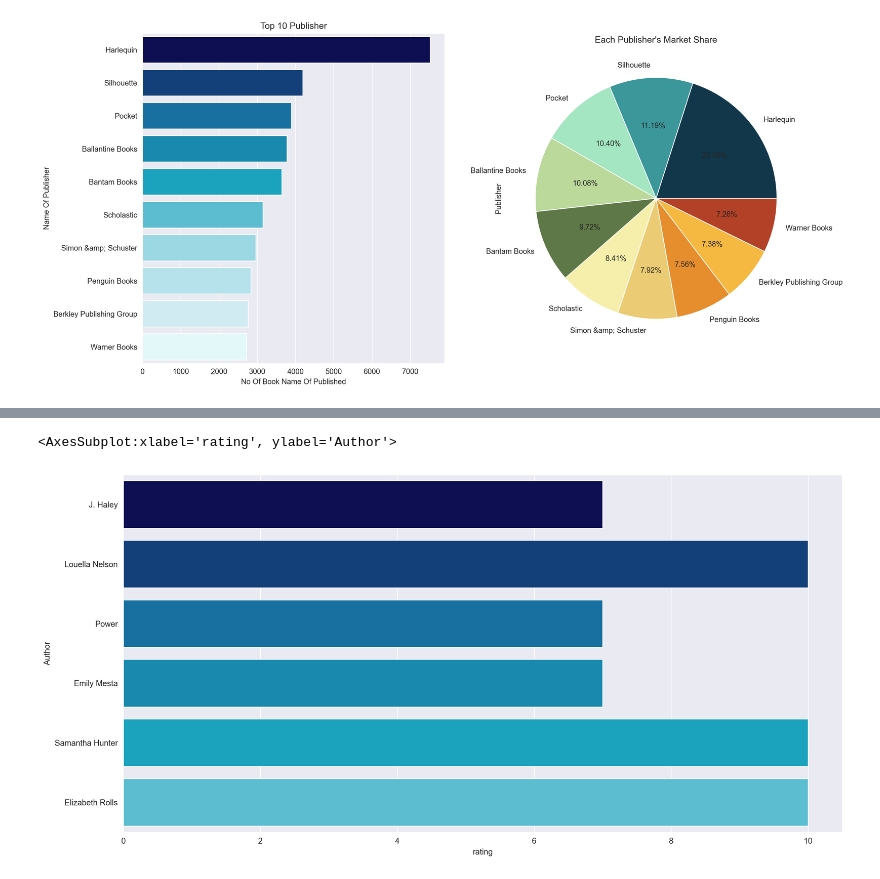
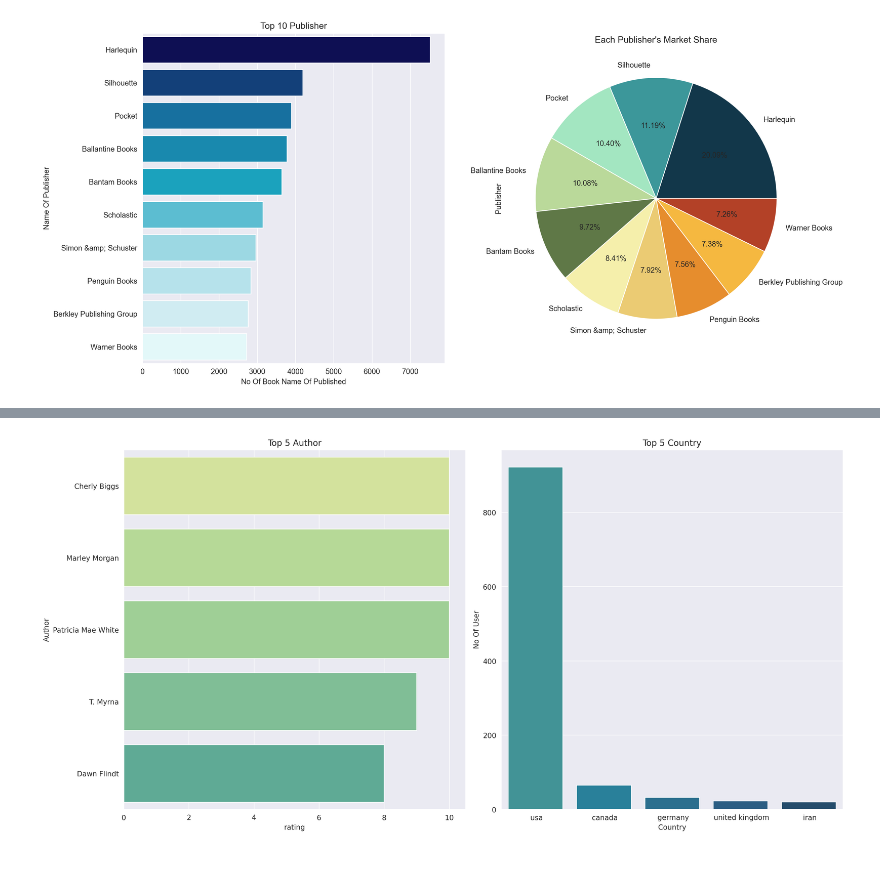
Before and after one commit to kunal-mallick/Book_Recommendation, a Jupyter notebook: Data Preprocessing & EDA/EDA.ipynb, the cells around one changed output, grey strips where cells are left out. Saved outputs shown, nothing was run; the diff lists cells and outputs as text; code cells hidden in the pictures.

```diff
--- a/Data Preprocessing & EDA/EDA.ipynb
+++ b/Data Preprocessing & EDA/EDA.ipynb
@@ -437,11 +439,14 @@ Index(['Betty Neels', 'Author Unknown', 'Janet Dailey', 'Carole Mortimer',
        'Betty Nells', 'Karen Rose Smith', 'Debbie Rawlins'],
       dtype='object', length=1294)
 # %%
-Author_rating =[]
+def author_rating(x):
+  Author_rating =[]
 
-for i in Harlequin_Author:
-    a = round(rate[rate['Book-Author'] == i].loc[:,'rating'].mean())
+  for i in x:
+    a = rate[rate['Book-Author'] == i].loc[:,'rating'].mean()
     Author_rating.append(a)
+
+  return Author_rating
 # %%
 Harlequin_Author_Ranking = pd.DataFrame({
     'Author' : Harlequin_Author,
@@ -504,6 +509,7 @@ Name: country, dtype: int64
 ##### Silhouette
 # %%
 Silhouette = rate[rate['Publisher'] == 'Silhouette']
+Silhouette_Author = Silhouette['Book-Author'].value_counts().index
 
-Silhouette.head()
+Silhouette_Author
 # %% [output]
@@ -515,0 +524,13 @@ Silhouette.head()
+# %%
+Author_rating =[]
+
+for i in Silhouette_Author:
+  a = rate[rate['Book-Author'] == i].loc[:,'rating'].mean()
+  Author_rating.append(a)
+# %%
+Silhouette_Author_Ranking = pd.DataFrame({
+    'Author' : Silhouette_Author,
+    'rating' : Author_rating
+})
+
+Silhouette_Author_Ranking['rating'].apply(round).value_counts()
@@ -577,10 +622,24 @@ sns.barplot(x = Silhouette_user_list['country'].value_counts().head(5).index,
-# %%
-sns.barplot(x = Harlequin_Author_Ranking[Harlequin_Author_Ranking['rating'] >= 7].iloc[:,1],
-            y = Harlequin_Author_Ranking[Harlequin_Author_Ranking['rating'] >= 7].iloc[:,0],
-            palette = ['#03045e', '#023e8a', '#0077b6', '#0096c7', '#00b4d8', '#48cae4']
-            )
-# %% [output]
-<AxesSubplot:xlabel='rating', ylabel='Author'>
-[figure, removed]
+# %%
+fig, ax = plt.subplots(ncols = 2)
+
+plt.setp(ax[1], title = 'Top 5 Country')
+plt.setp(ax[1], xlabel = 'Country')
+plt.setp(ax[1], ylabel = 'No Of User')
+sns.barplot(x = Silhouette_user_list['country'].value_counts().head(5).index,
+            y = Silhouette_user_list['country'].value_counts().head(5).values,
+            ax = ax[1],
+            palette = ['#34a0a4', '#168aad', '#1a759f', '#1e6091', '#184e77'])
+
+plt.setp(ax[0], title = 'Top 5 Author')
+plt.setp(ax[0], xlabel = 'Author')
+plt.setp(ax[0], ylabel = 'Rating')
+sns.barplot(y = Silhouette_Author_Ranking.sort_values('rating', ascending=False).loc[:,'Author'].head(5),
+            x = Silhouette_Author_Ranking.sort_values('rating', ascending=False).loc[:,'rating'].head(5),
+            ax = ax[0],
+            palette = ['#d9ed92', '#b5e48c', '#99d98c', '#76c893', '#52b69a'])
+
+plt.tight_layout()
+# %% [output]
+[figure, added]
 # %%
 what why how
```
Also changed, not shown: parts of 8 cells of this notebook.
